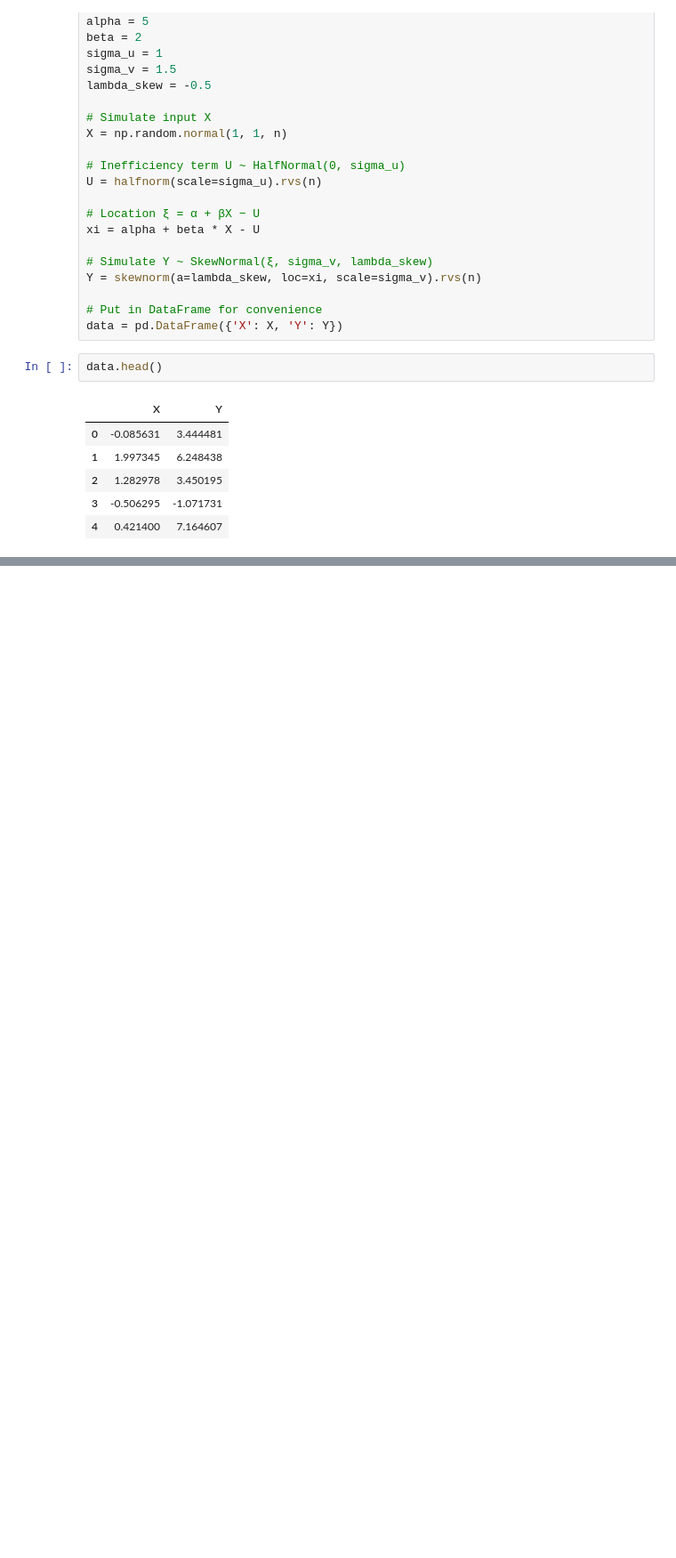
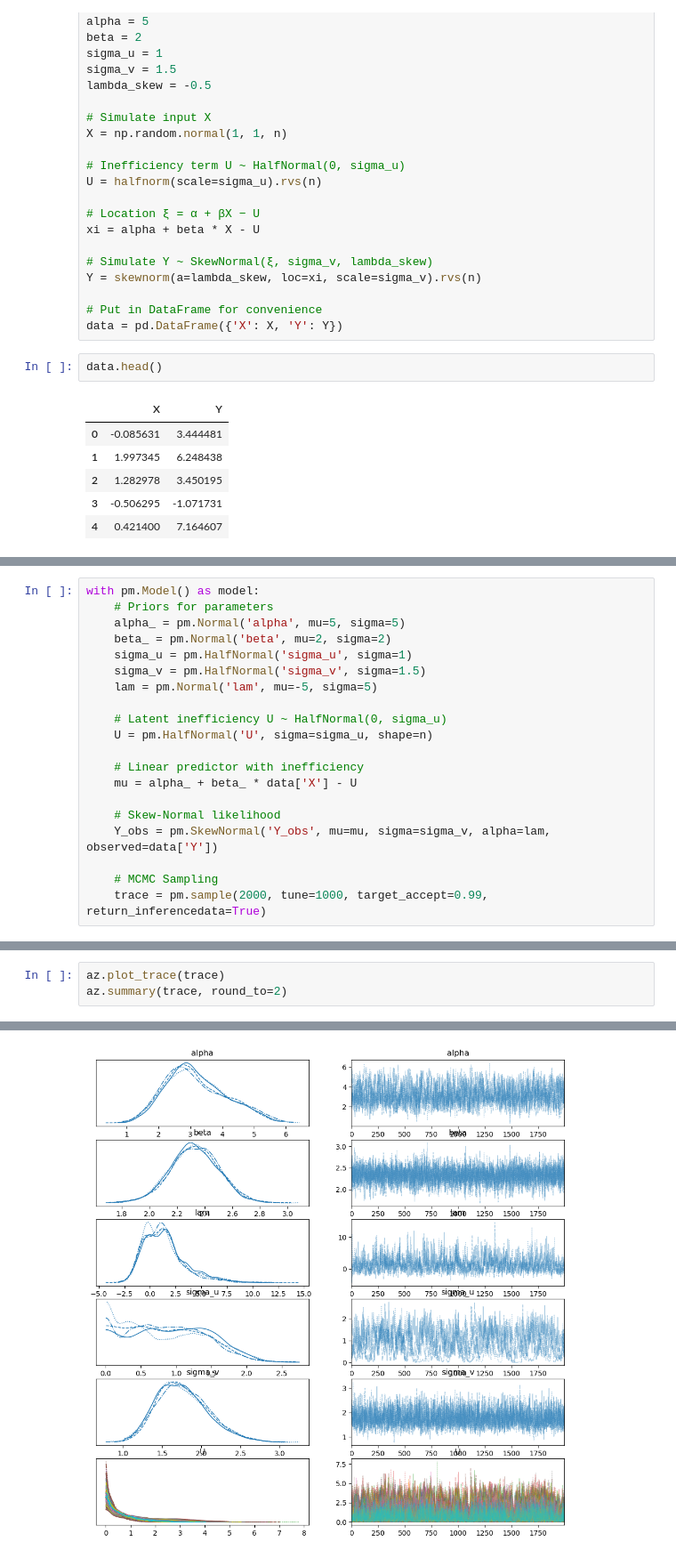
Before and after one commit to ZZapata711/BayesianSFM, a Jupyter notebook: FinalCode.ipynb, the cells around one changed output, grey strips where cells are left out. Shown at 89% size. Saved outputs shown, nothing was run; the diff lists cells and outputs as text; blank space fills up the shorter version.

```diff
--- a/FinalCode.ipynb
+++ b/FinalCode.ipynb
@@ -60,0 +63,20 @@ data.head()
+# %%
+with pm.Model() as model:
+    # Priors for parameters
+    alpha_ = pm.Normal('alpha', mu=5, sigma=5)
+    beta_ = pm.Normal('beta', mu=2, sigma=2)
+    sigma_u = pm.HalfNormal('sigma_u', sigma=1)
+    sigma_v = pm.HalfNormal('sigma_v', sigma=1.5)
+    lam = pm.Normal('lam', mu=-5, sigma=5)
+
+    # Latent inefficiency U ~ HalfNormal(0, sigma_u)
+    U = pm.HalfNormal('U', sigma=sigma_u, shape=n)
+
+    # Linear predictor with inefficiency
+    mu = alpha_ + beta_ * data['X'] - U
+
+    # Skew-Normal likelihood
+    Y_obs = pm.SkewNormal('Y_obs', mu=mu, sigma=sigma_v, alpha=lam, observed=data['Y'])
+
+    # MCMC Sampling
+    trace = pm.sample(2000, tune=1000, target_accept=0.99, return_inferencedata=True)
@@ -60,0 +92,4 @@ data.head()
+# %%
+az.plot_trace(trace)
+az.summary(trace, round_to=2)
+# %% [output]
@@ -60,0 +113 @@ data.head()
+[figure, added]
```
Also changed, not shown: parts of 7 cells of this notebook.
